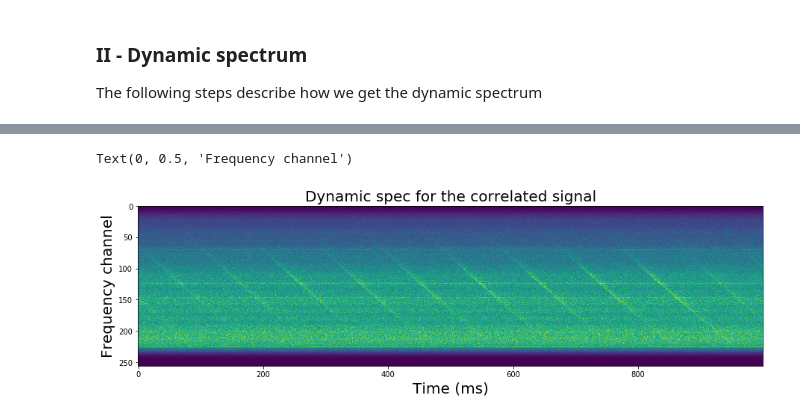
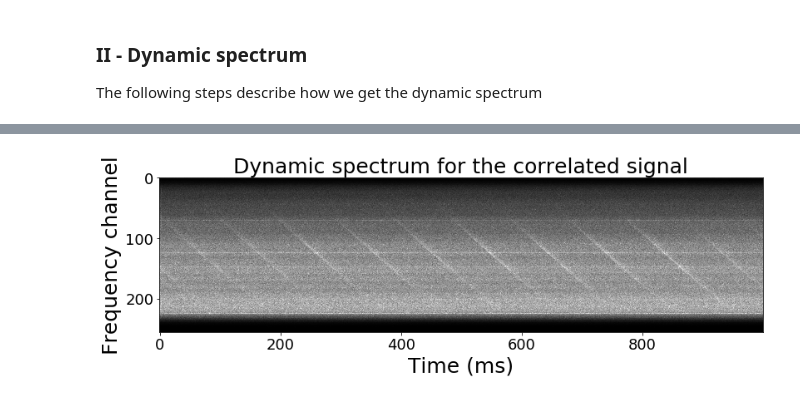
Before and after one commit to julioandrianjafy/Vela_Pulsar_data_analysis, a Jupyter notebook: Vela_pulsar_data_analysis.ipynb, the cells around one changed output, grey strips where cells are left out. Cells and saved outputs as stored; diff of their text form; code cells hidden in the pictures.

```diff
--- a/Vela_pulsar_data_analysis.ipynb
+++ b/Vela_pulsar_data_analysis.ipynb
@@ -5,6 +5,11 @@ import matplotlib.pyplot as plt
 # %%
 # Load the data
 V_North, V_South = np.loadtxt("../Vela_Pulsar_data_Ooty_telescope/ch00_B0833-45_20150612_191438_010_4",unpack=True)
+# %%
+params={'axes.titlesize':25,
+         'xtick.labelsize':18,
+         'ytick.labelsize':18,'axes.labelsize':25}
+plt.rcParams.update(params)
 # %% [markdown]
 ### I - Verify that the raw voltage distribution is gaussian
 
@@ -137,14 +155,14 @@ for i in range(len(name)):
 # Visualize the correlated signal
 ds_corr = process.correlate(V_North,V_South)
 # %%
-plt.figure(figsize = [15,10])
-plt.imshow(ds_corr.transpose())
-plt.title('Dynamic spec for the correlated signal', fontsize = 20)
-plt.xlabel('Time (ms)', fontsize = 20)
-plt.ylabel('Frequency channel', fontsize = 20)
+plt.figure(figsize = [13,10])
+plt.imshow(ds_corr.transpose(), cmap='gray')
+plt.title('Dynamic spectrum for the correlated signal')
+plt.xlabel('Time (ms)')
+plt.ylabel('Frequency channel')
+plt.savefig('correlated_sig')
 # %% [output]
-Text(0, 0.5, 'Frequency channel')
-[figure, old version]
+[figure, new version]
 # %%
 # Save in a txt file
 np.savetxt('Dispersedpulses.txt', ds_corr, delimiter= ',')
```
Also changed, not shown: parts of 4 cells of this notebook, 3 other files.
